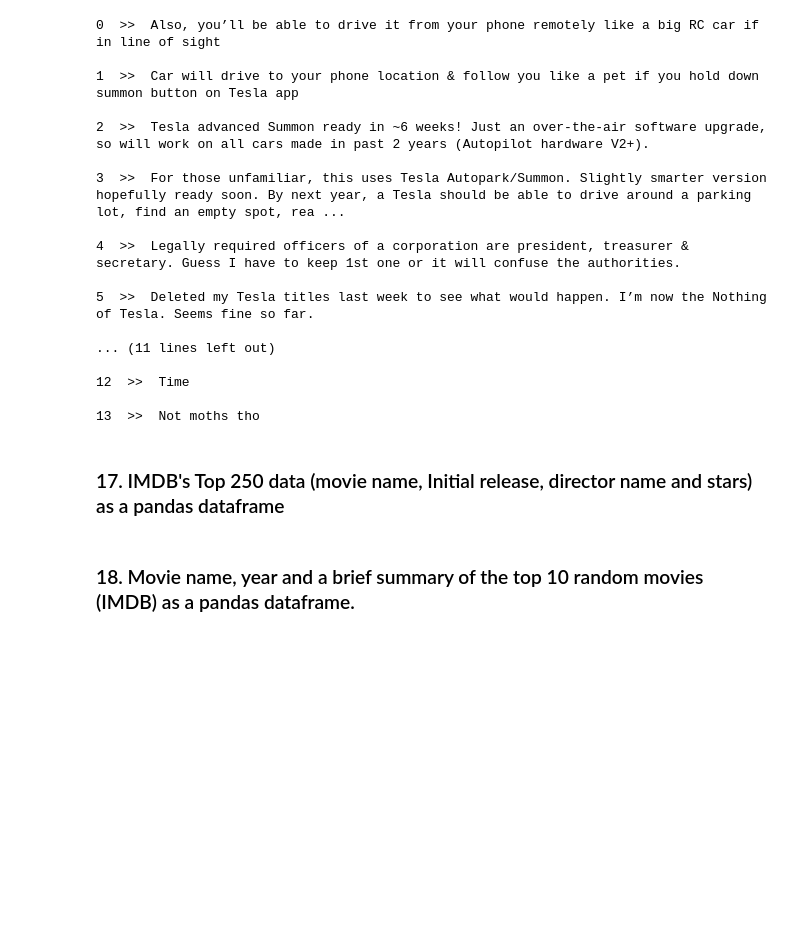
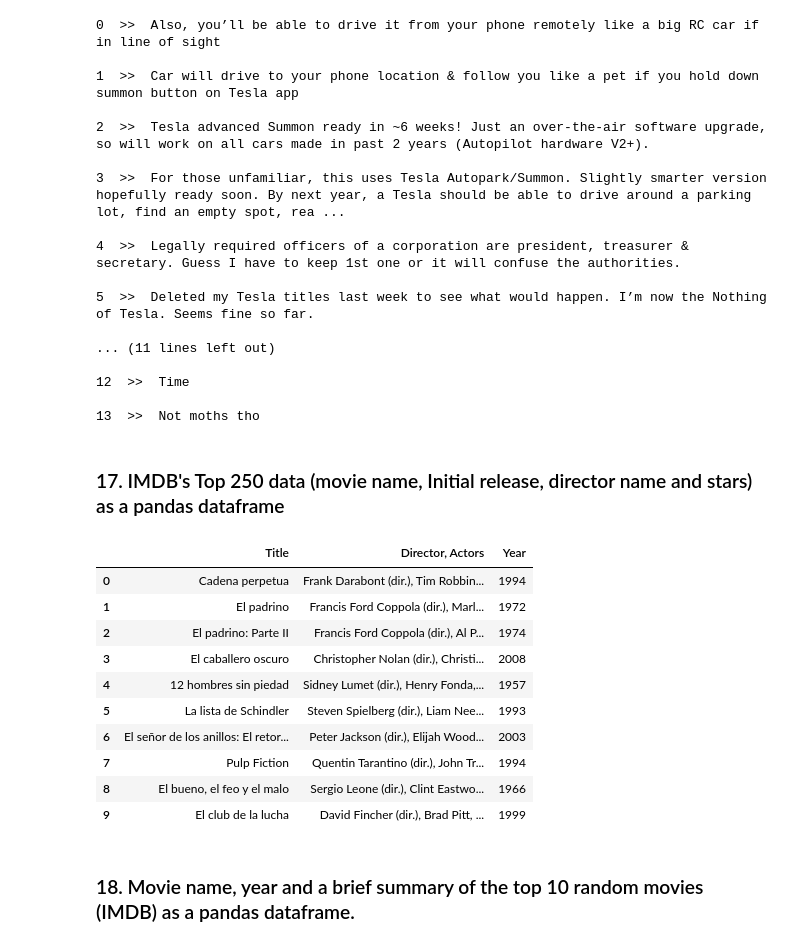
Before and after one commit to ironhack-datalabs/mad-oct-2018, a Jupyter notebook: module-1/lab-web-scraping/your-code/main.ipynb, the cells around one changed output. Cells and saved outputs as stored; diff of their text form; code cells hidden in the pictures; blank space fills up the shorter version.

```diff
--- a/module-1/lab-web-scraping/your-code/main.ipynb
+++ b/module-1/lab-web-scraping/your-code/main.ipynb
@@ -561,3 +554,31 @@ url = 'https://www.imdb.com/chart/top'
+# %%
+request=requests.get(url).content
+soup = BeautifulSoup(request, "lxml")
+# %%
+reg_movies=soup.find_all('td',{'class':'titleColumn'}) # All elements of movie descriptions and attributes
+listing=[]
+for item in reg_movies:
+    if item.select('a')!=[] and item.select('span')!=[]:
+        ap=item.select('a')[0].string # Director and actors
+        bp=item.select('a')[0].attrs['title'] # Title
+        cp=item.select('span')[0].string.replace('(','').replace(')','') # Year
+        listing.append([ap,bp,cp])
+# %%
+movies=pd.DataFrame(listing,columns=['Title','Director, Actors','Year'])
+# %%
+display(movies.head(10))
+# %% [output]
+|  | Title | Director, Actors | Year |
+| 0 | Cadena perpetua | Frank Darabont (dir.), Tim Robbin... | 1994 |
+| 1 | El padrino | Francis Ford Coppola (dir.), Marl... | 1972 |
+| 2 | El padrino: Parte II | Francis Ford Coppola (dir.), Al P... | 1974 |
+| 3 | El caballero oscuro | Christopher Nolan (dir.), Christi... | 2008 |
+| 4 | 12 hombres sin piedad | Sidney Lumet (dir.), Henry Fonda,... | 1957 |
+| 5 | La lista de Schindler | Steven Spielberg (dir.), Liam Nee... | 1993 |
+| 6 | El señor de los anillos: El retor... | Peter Jackson (dir.), Elijah Wood... | 2003 |
+| 7 | Pulp Fiction | Quentin Tarantino (dir.), John Tr... | 1994 |
+| 8 | El bueno, el feo y el malo | Sergio Leone (dir.), Clint Eastwo... | 1966 |
+| 9 | El club de la lucha | David Fincher (dir.), Brad Pitt, ... | 1999 |
 # %% [markdown]
 ### 18. Movie name, year and a brief summary of the top 10 random movies (IMDB) as a pandas dataframe.
 # %%
```
Also changed, not shown: parts of 10 cells of this notebook.
